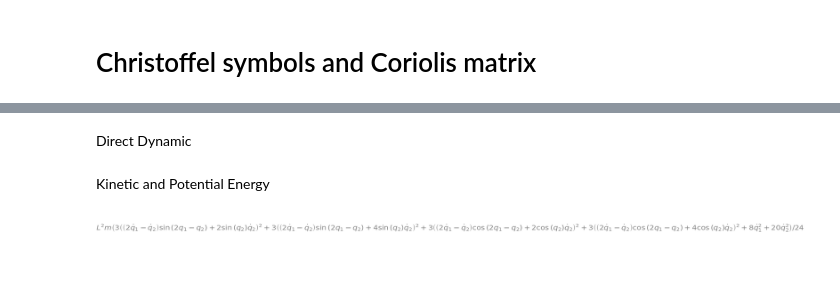
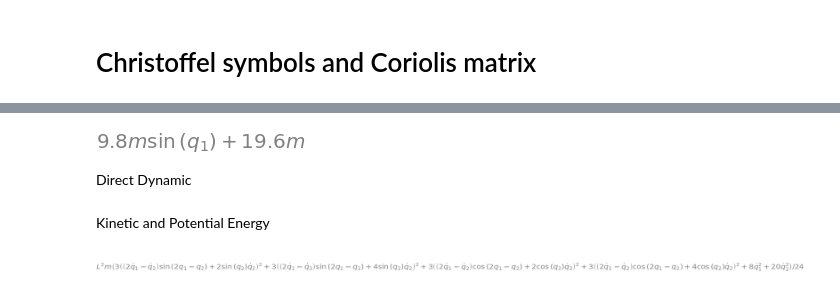
Before and after one commit to CharlieLedezma/eQuis, a Jupyter notebook: climbing_physical_model/src/climbing_beginning.ipynb, the cells around one changed output, grey strips where cells are left out. Cells and saved outputs as stored; diff of their text form; code cells hidden in the pictures; blank space fills up the shorter version.

```diff
--- a/climbing_physical_model/src/climbing_beginning.ipynb
+++ b/climbing_physical_model/src/climbing_beginning.ipynb
@@ -133,6 +142,10 @@ g = V.diff(q)
 g
 # %% [output]
 $\displaystyle \left[\begin{matrix}9.8 m \sin{\left(q_{1} \right)} + 19.6 m & 9.8 m \left(- \left(L + l\right) \sin{\left(q_{1} - q_{2} \right)} \sin{\left(q_{1} \right)} + \left(L + l\right) \cos{\left(q_{1} - q_{2} \right)} \cos{\left(q_{1} \right)}\right) + 9.8 m \left(\left(L + l\right) \sin{\left(q_{1} - q_{2} \right)} \sin{\left(q_{1} \right)} - \left(L + l\right) \cos{\left(q_{1} - q_{2} \right)} \cos{\left(q_{1} \right)}\right) + 9.8 m w \cos{\left(q_{1} \right)} & 0\end{matrix}\right]$
+# %%
+g[0]
+# %% [output]
+[figure, added]
 # %%
 
 mass_matrix = sym.lambdify((m,L,l,q[0],q[1],q[2]),M, 'numpy')
```
Also changed, not shown: parts of 13 cells of this notebook, 4 other files.
